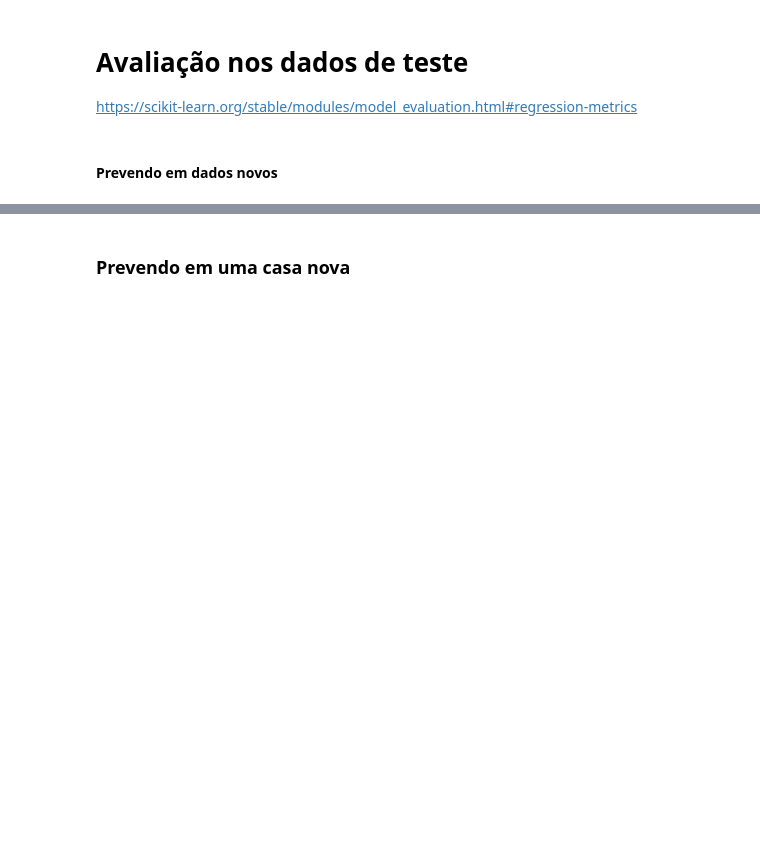
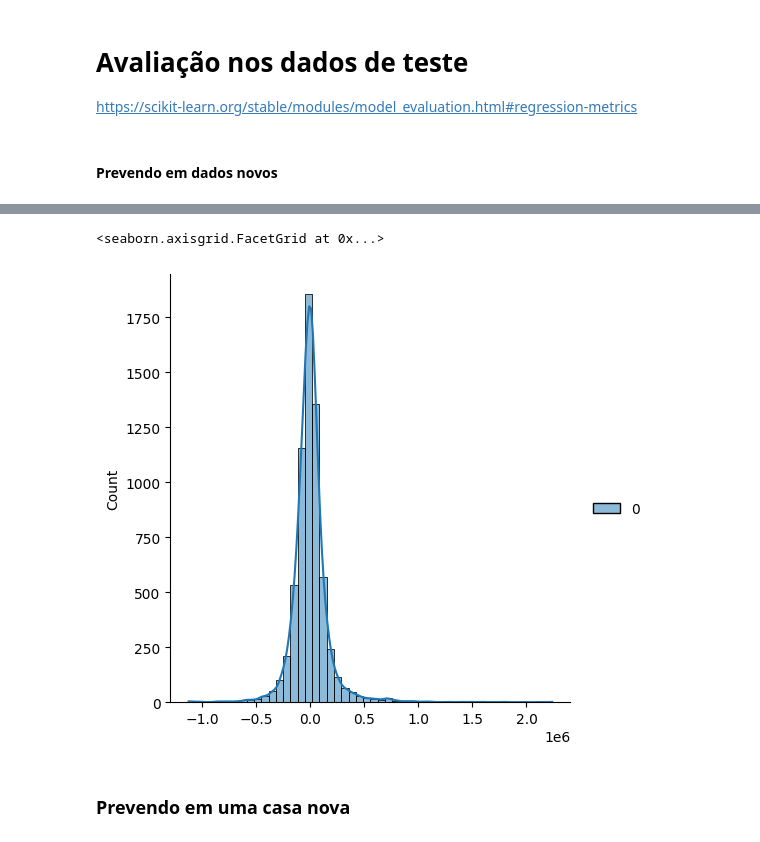
Before and after one commit to marcelodepaoli/21_ANNs, a Jupyter notebook: 01_Regressão_com_Keras.ipynb, the cells around one changed output, grey strips where cells are left out. Saved outputs shown, nothing was run; the diff lists cells and outputs as text; code cells hidden in the pictures; blank space fills up the shorter version.

```diff
--- a/01_Regressão_com_Keras.ipynb
+++ b/01_Regressão_com_Keras.ipynb
@@ -213,7 +466,10 @@ plt.plot(y_test,y_test,'r')
 # %%
 errors = y_test.values.reshape(6480, 1) - predictions
 # %%
-sns.displot(errors)
+sns.displot(errors,bins=50,kde=True)
+# %% [output]
+<seaborn.axisgrid.FacetGrid at 0x...>
+[figure, added]
 # %% [markdown]
 ### Prevendo em uma casa nova
 # %%
```
Also changed, not shown: parts of 42 cells of this notebook.
